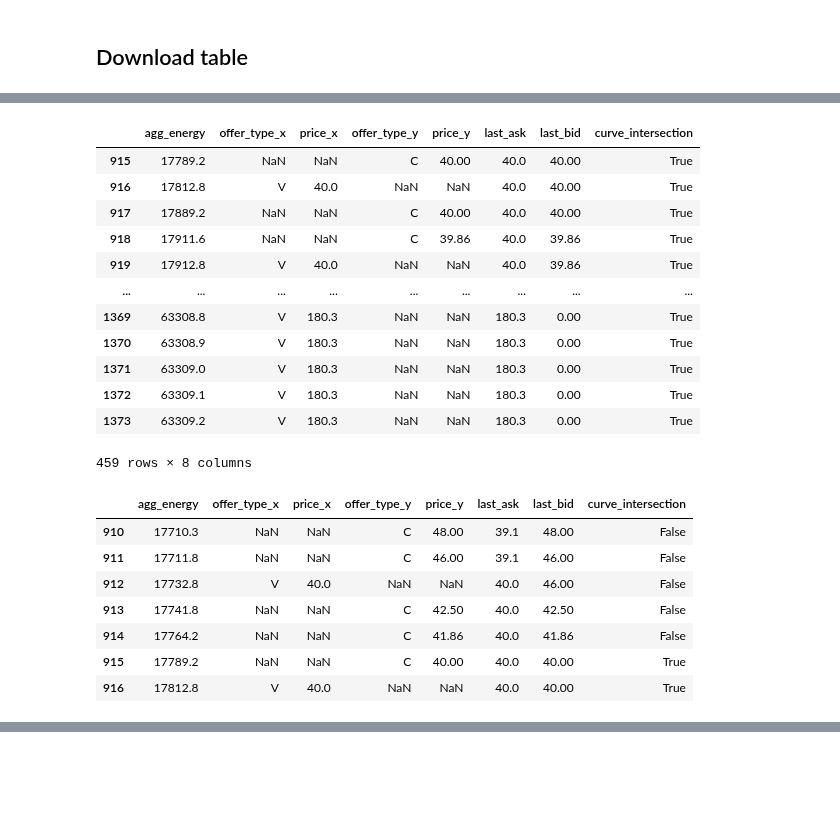
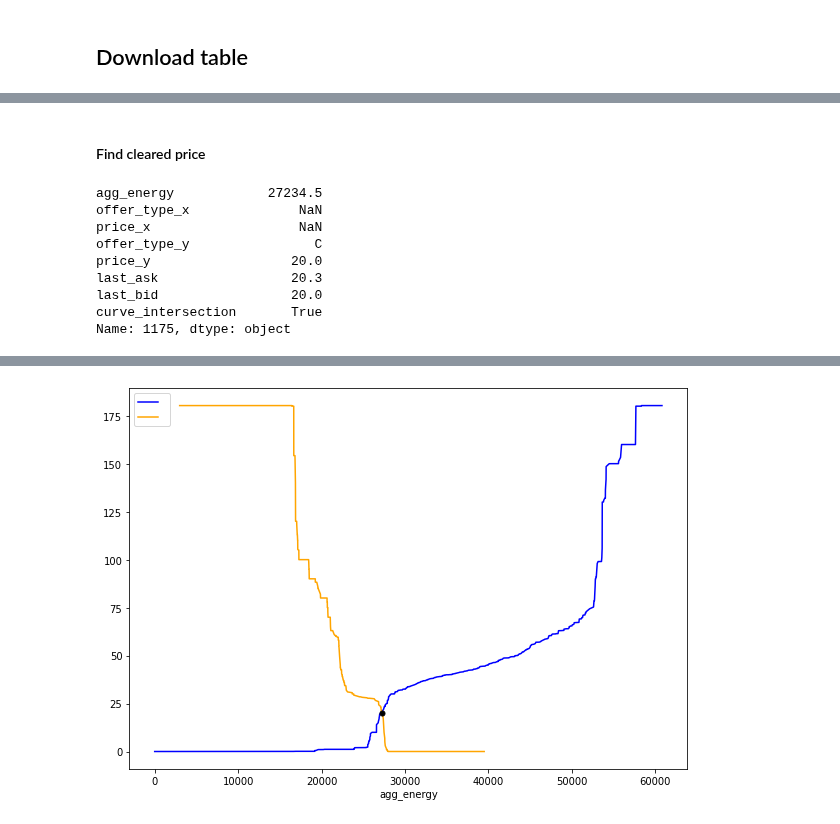
Before and after one commit to NonoMalpi/electricity, a Jupyter notebook: notebooks/AgentCurves.ipynb, the cells around one changed output, grey strips where cells are left out. Saved outputs shown, nothing was run; the diff lists cells and outputs as text; code cells hidden in the pictures; blank space fills up the shorter version.

```diff
--- a/notebooks/AgentCurves.ipynb
+++ b/notebooks/AgentCurves.ipynb
@@ -135,6 +132,8 @@ plt.show()
+# %% [markdown]
+#### Find cleared price
 # %%
-df_ask_sample = df_ask_date.loc["2016-01-01"].reset_index()
-df_bid_sample = df_bid_date.loc["2016-01-01"].reset_index()
+df_ask_sample = df_ask_date.loc["2020-01-01"].reset_index()
+df_bid_sample = df_bid_date.loc["2020-01-01"].reset_index()
 # %%
 ask_agg_energy = df_ask_sample["agg_energy"].values
 bid_agg_energy = df_bid_sample["agg_energy"].values
@@ -155,37 +154,22 @@ df_price["last_bid"] = df_price["price_y"].fillna(method="ffill")
 df_price["curve_intersection"] = df_price["last_bid"] <= df_price["last_ask"]
 df_price.reset_index(inplace=True)
 # %%
-df_price[df_price["curve_intersection"]]
+cleared_price = df_price[df_price["curve_intersection"]].iloc[0]
+cleared_price
 # %% [output]
-|  | agg_energy | offer_type_x | price_x | offer_type_y | price_y | last_ask | last_bid | curve_intersection |
-| 915 | 17789.2 | NaN | NaN | C | 40.00 | 40.0 | 40.00 | True |
-| 916 | 17812.8 | V | 40.0 | NaN | NaN | 40.0 | 40.00 | True |
-| 917 | 17889.2 | NaN | NaN | C | 40.00 | 40.0 | 40.00 | True |
-| 918 | 17911.6 | NaN | NaN | C | 39.86 | 40.0 | 39.86 | True |
-| 919 | 17912.8 | V | 40.0 | NaN | NaN | 40.0 | 39.86 | True |
-| ... | ... | ... | ... | ... | ... | ... | ... | ... |
-| 1369 | 63308.8 | V | 180.3 | NaN | NaN | 180.3 | 0.00 | True |
-| 1370 | 63308.9 | V | 180.3 | NaN | NaN | 180.3 | 0.00 | True |
-| 1371 | 63309.0 | V | 180.3 | NaN | NaN | 180.3 | 0.00 | True |
-| 1372 | 63309.1 | V | 180.3 | NaN | NaN | 180.3 | 0.00 | True |
-| 1373 | 63309.2 | V | 180.3 | NaN | NaN | 180.3 | 0.00 | True |
-459 rows × 8 columns
+agg_energy            27234.5
+offer_type_x              NaN
+price_x                   NaN
+offer_type_y                C
+price_y                  20.0
+last_ask                 20.3
+last_bid                 20.0
+curve_intersection       True
+Name: 1175, dtype: object
-# %%
-df_price.iloc[910:917]
-# %% [output]
-|  | agg_energy | offer_type_x | price_x | offer_type_y | price_y | last_ask | last_bid | curve_intersection |
-| 910 | 17710.3 | NaN | NaN | C | 48.00 | 39.1 | 48.00 | False |
-| 911 | 17711.8 | NaN | NaN | C | 46.00 | 39.1 | 46.00 | False |
-| 912 | 17732.8 | V | 40.0 | NaN | NaN | 40.0 | 46.00 | False |
-| 913 | 17741.8 | NaN | NaN | C | 42.50 | 40.0 | 42.50 | False |
-| 914 | 17764.2 | NaN | NaN | C | 41.86 | 40.0 | 41.86 | False |
-| 915 | 17789.2 | NaN | NaN | C | 40.00 | 40.0 | 40.00 | True |
-| 916 | 17812.8 | V | 40.0 | NaN | NaN | 40.0 | 40.00 | True |
 # %%
 fig, ax = plt.subplots(figsize=(10, 7))
-for date in pd.date_range(start="2016-01-01", end="2016-01-01", freq="D"):
+for date in pd.date_range(start="2020-01-01", end="2020-01-01", freq="D"):
     df_ask_date.loc[date].plot(x="agg_energy", y="price", ax=ax, label="", color="blue", alpha=1)
     df_bid_date.loc[date].plot(x="agg_energy", y="price", ax=ax, label="", color="orange", alpha=1)
-    ax.set_xlim(17000, 18000)
-    ax.set_ylim(25, 50)
+    ax.plot(cleared_price["agg_energy"], cleared_price["last_ask"], marker="o", color="black", markersize=5)
 # %% [output]
@@ -193,0 +176 @@ for date in pd.date_range(start="2016-01-01", end="2016-01-01", freq="D"):
+[figure, added]
```
Also changed, not shown: parts of 11 cells of this notebook.
